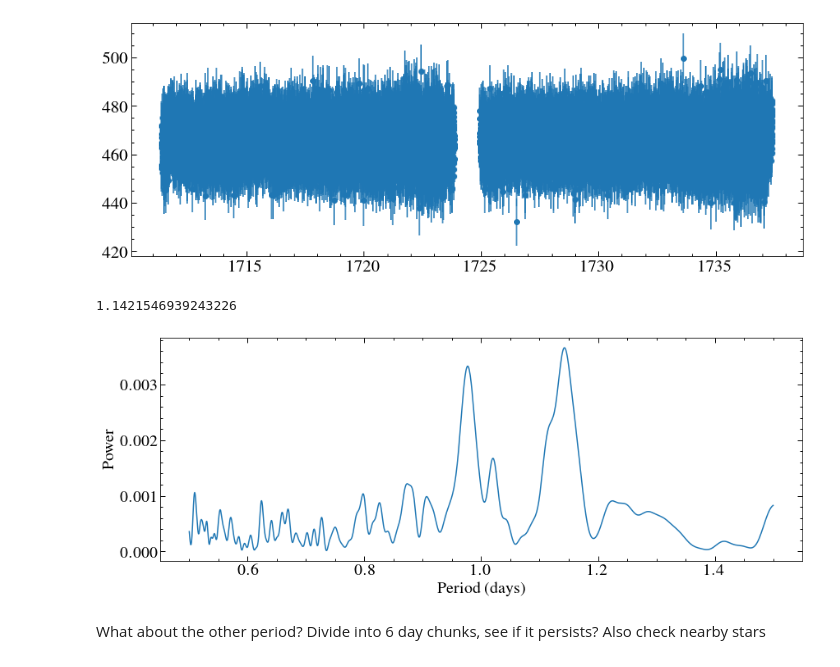
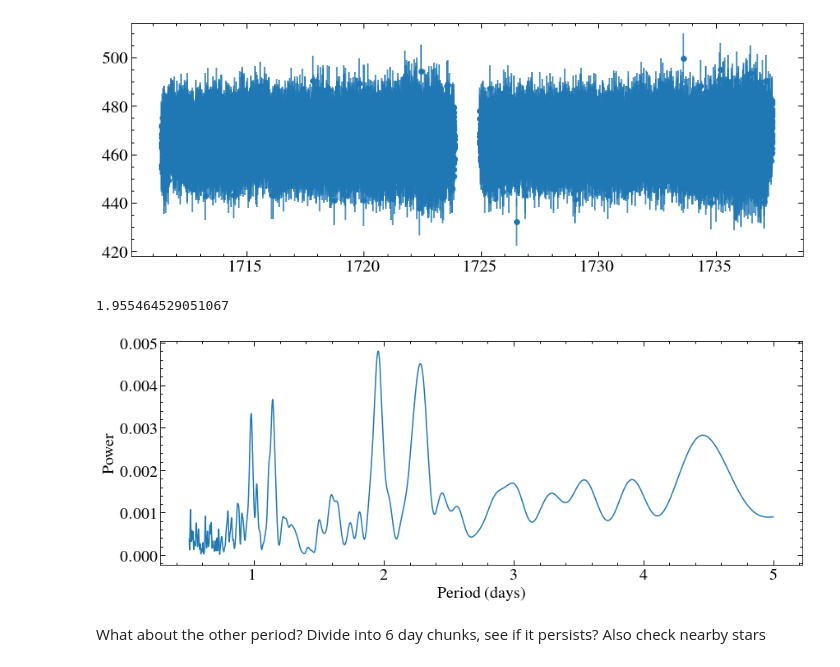
Before and after one commit to davidjwilson/GD394-Tess, a Jupyter notebook: quicklook.ipynb, the cells around one changed output. Saved outputs shown, nothing was run; the diff lists cells and outputs as text; code cells hidden in the pictures.

Commit message:
made a period plot

```diff
--- a/quicklook.ipynb
+++ b/quicklook.ipynb
@@ -112,17 +112,17 @@ from astropy.timeseries import LombScargle
 # %%
 time = data['TIME'][np.isnan(data['PDCSAP_FLUX'])==False]
 percent_change = data['PDCSAP_FLUX'][np.isnan(data['PDCSAP_FLUX'])==False]/np.median(data['PDCSAP_FLUX'][np.isnan(data['PDCSAP_FLUX'])==False])*100
 ne = data['PDCSAP_FLUX_ERR'][np.isnan(data['PDCSAP_FLUX'])==False]/np.median(data['PDCSAP_FLUX'][np.isnan(data['PDCSAP_FLUX'])==False])*100
-frequency, power = LombScargle(time, percent_change, 1/ne, nterms=2).autopower(minimum_frequency=1/1.5, maximum_frequency=1/0.5, samples_per_peak=50)
+frequency, power = LombScargle(time, percent_change, 1/ne, nterms=2).autopower(minimum_frequency=1/5, maximum_frequency=1/0.5, samples_per_peak=100)
 period = 1 / frequency[np.argmax(power)]
 
 plt.plot(1 / frequency, power)
 plt.xlabel("Period (days)")
 plt.ylabel("Power");
 print(period)
 # %% [output]
-1.1421546939243226
+1.955464529051067
-[figure, old version]
+[figure, new version]
 # %%
 #tf = time/period %1
 #plt.errorbar(tf, percent_change, yerr=ne, ls='none')
```
Also changed, not shown: parts of 2 cells of this notebook, 1 other file.
